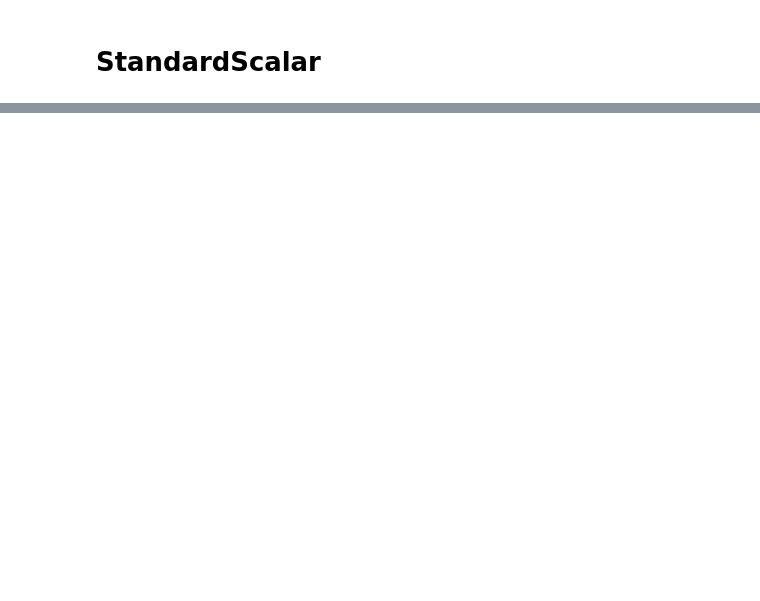
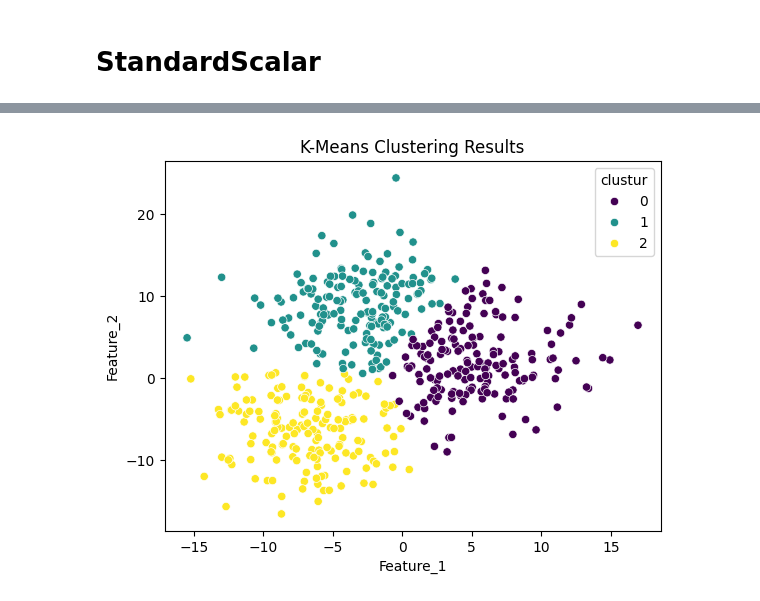
Before and after one commit to Abbasam8910/Machine-Learning-Tutorial, a Jupyter notebook: Day 54/K-Mean Clusturing.ipynb, the cells around one changed output, grey strips where cells are left out. Cells and saved outputs as stored; diff of their text form; code cells hidden in the pictures; blank space fills up the shorter version.

Commit message:
Day 54 K Mean Clusturing Completed

```diff
--- a/Day 54/K-Mean Clusturing.ipynb
+++ b/Day 54/K-Mean Clusturing.ipynb
@@ -62,0 +75,3 @@ kmeans.inertia_
+# %%
+kmeans_final = KMeans(n_clusters=3, init='k-means++')
+cluster_label = kmeans_final.fit_predict(X_scaled)
@@ -62,0 +98,8 @@ kmeans.inertia_
+# %%
+df['clustur'] = cluster_label
+# %%
+sns.scatterplot(data=df, x='Feature_1', y='Feature_2', hue='clustur', palette='viridis')
+plt.title('K-Means Clustering Results')
+plt.show()
+# %% [output]
+[figure, added]
```
Also changed, not shown: parts of 8 cells of this notebook.
